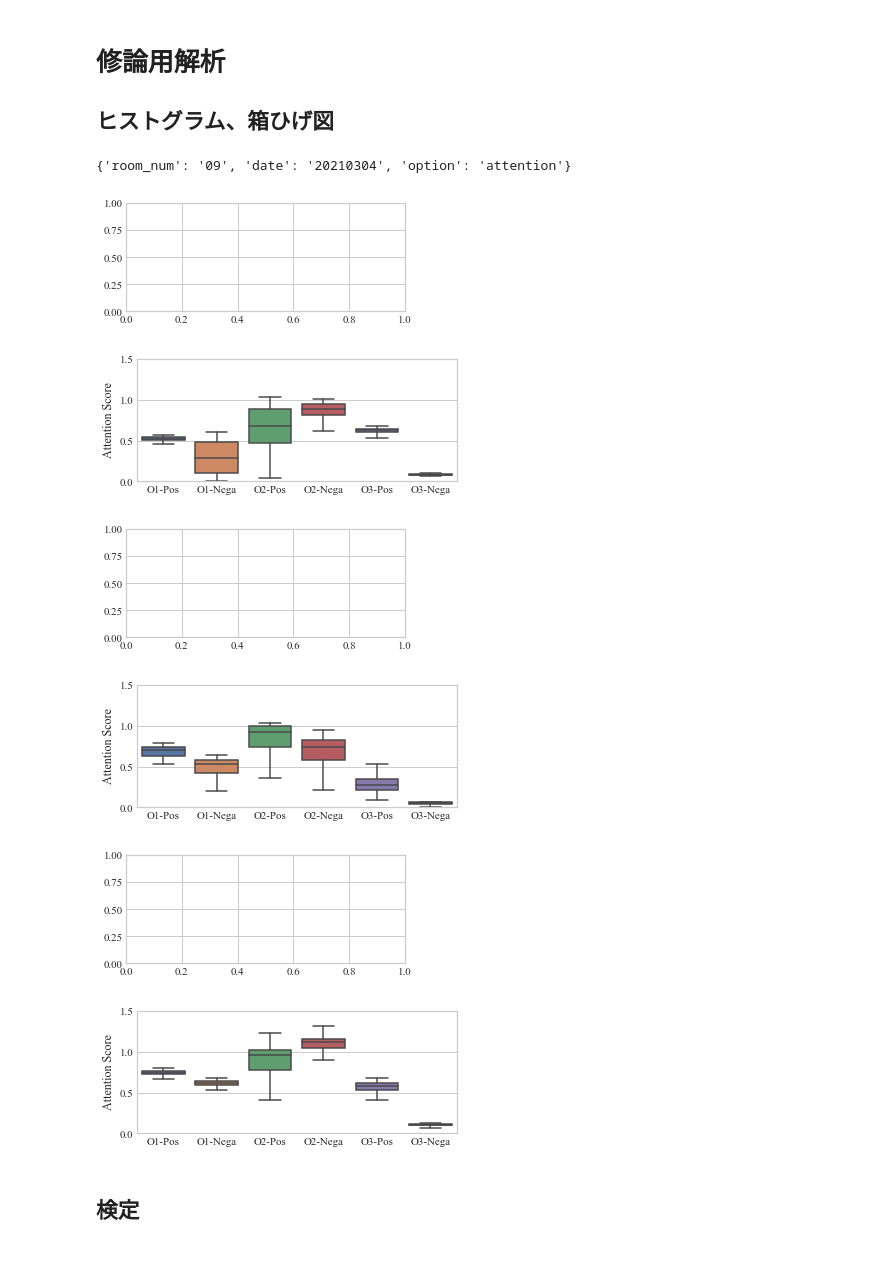
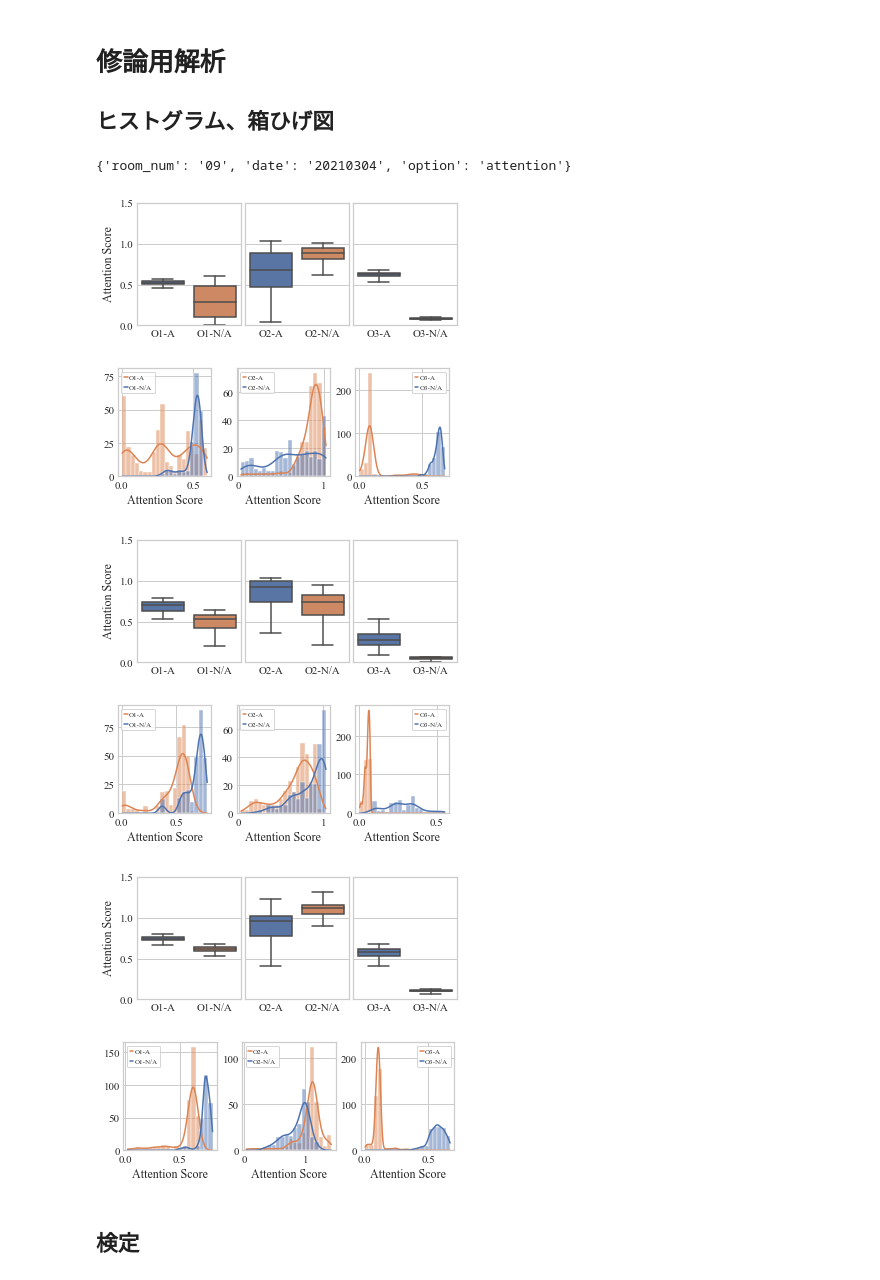
Before and after one commit to kojikojiprg/ova4gar, a Jupyter notebook: notebooks/group_activity/attention/plot-ex0304.ipynb, the cells around one changed output. Saved outputs shown, nothing was run; the diff lists cells and outputs as text; code cells hidden in the pictures.

```diff
--- a/notebooks/group_activity/attention/plot-ex0304.ipynb
+++ b/notebooks/group_activity/attention/plot-ex0304.ipynb
@@ -281,20 +281,3 @@ def get_start_attention_frame(csv_path):
     for row in csv_data:
         if row[4] != 0:
             return row[0]
-# %%
-sns.set()
-sns.set_style('whitegrid')
-
-def hist(df, ax, path=None):
-    ax.hist(df, bins=20, range=(0, 1.4), label=df.columns)
-    ax.set_ylabel('Attention Score')
-    ax.legend()
-    return ax
-
-def boxplot(df, ax, path=None):
-    sns.boxplot(x='variable', y='value', data=df, showfliers=False, ax=ax)
-    # sns.stripplot(x='variable', y='value', data=df, jitter=True, color='black', alpha=0.1, ax=ax)
-    ax.set_ylabel('Attention Score')
-    ax.set_xlabel('')
-    ax.set_ylim((0, 1.5))
-    return ax
@@ -301,6 +358,8 @@ def boxplot(df, ax, path=None):
 # %%
+sns.set()
+sns.set_style('whitegrid')
 plt.rcParams['font.family'] = 'Times New Roman'
-plt.rcParams["font.size"] = 28
+plt.rcParams["font.size"] = 20
 plt.rcParams['xtick.direction'] = 'in'  # x axis in
 plt.rcParams['ytick.direction'] = 'in'  # y axis in
 
@@ -315,71 +374,42 @@ for setting in data_settings:
     else:
         dir_path = f'{common.data_dir}/{room_num}/{date}/{opt}/*'
     dirs = glob.glob(dir_path)
     if dirs[-1].endswith('make_csv.csv'):
         dirs = dirs[:-1]
     if dirs[-1].endswith('image'):
         dirs = dirs[:-1]
 
     pos_data_lst = []
     nega_data_lst = []
     for i, path in enumerate(dirs):
         # get start attention frame
         csv_path = os.path.join(path, 'csv', 'data.csv')
         start_frame = get_start_attention_frame(csv_path)
 
         # get data and split positeve and negative
         key = f"{room_num}_{date}_{i + 1:02d}_{1}"
         data = list(likelihood_dict[key].values())
         pos_data = data[start_frame:]
         nega_data = data[:start_frame]
 
         pos_data_lst.append(pos_data)
         nega_data_lst.append(nega_data)
 
         # plot
         if i % 3 == 2:
-            # reset per 3 times
-            data_dict = {}
-            for j in range(3):
-                label1 = f'O{j % 3 + 1}-Pos'
-                label2 = f'O{j % 3 + 1}-Nega'
-
-                data_dict[label1] = pos_data_lst[j]
-                data_dict[label2] = nega_data_lst[j]
-
-            # adjust length of data
-            max_len = max([len(vals) for vals in data_dict.values()])
-            for key, vals in data_dict.items():
-                if len(vals) < max_len:
-                    data_dict[key] = list(vals) + [np.nan for _ in range(max_len - len(vals))]
-            df = pd.DataFrame.from_dict(data_dict)
-            df = pd.melt(df)
-
-            fig1 = plt.figure(figsize=(5, 2))
-            fig2 = plt.figure(figsize=(5, 2))
-            ax1 = fig1.add_subplot(1, 1, 1)
-            ax2 = fig2.add_subplot(1, 1, 1)
-
-            # ax1 = hist(df, ax1)
-            ax2 = boxplot(df, ax2)
-
-            # hist_path = os.path.join(common.data_dir, 'image', opt, f'hist_{room_num}_{date}_{i // 3 + 1}.pdf')
-            # fig1.subplots_adjust(left=0.1, right=1, bottom=0.07, top=1)
-            # fig1.savefig(hist_path)
-            box_path = os.path.join(common.data_dir, 'image', opt, f'box_{room_num}_{date}_{i // 3 + 1}.pdf')
-            fig2.subplots_adjust(left=0.1, right=0.99, bottom=0.1, top=0.95)
-            fig2.savefig(box_path)
-
+            # plot per 3 times
+            boxplot(pos_data_lst, nega_data_lst)
+            hist(pos_data_lst, nega_data_lst)
             pos_data_lst = []
             nega_data_lst = []
 # %% [output]
 {'room_num': '09', 'date': '20210304', 'option': 'attention'}
-[figure, old version]
+[figure, new version]
-[figure, old version]
+[figure, new version]
-[figure, old version]
+[figure, new version]
-[figure, old version]
+[figure, new version]
-[figure, old version]
+[figure, new version]
-[figure, old version]
+[figure, new version]
 # %% [markdown]
 ## 検定
 # %%
```
Also changed, not shown: parts of 3 cells of this notebook, 1 other file.
